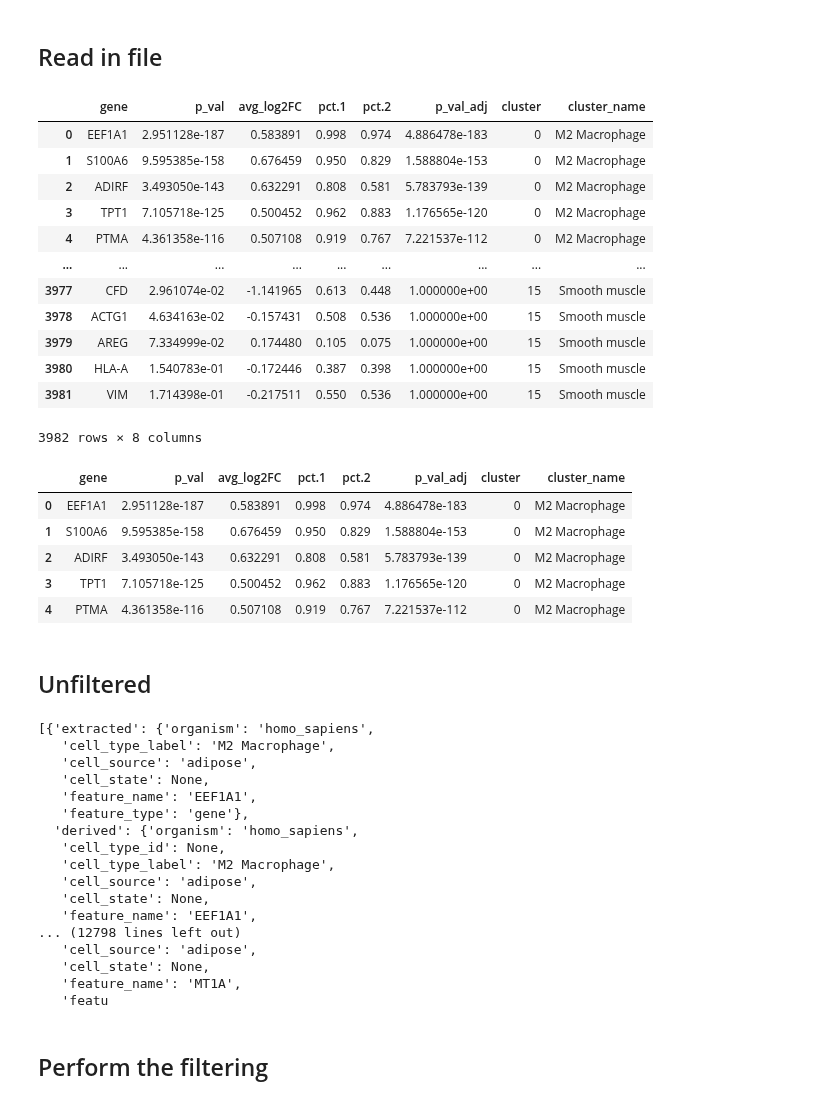
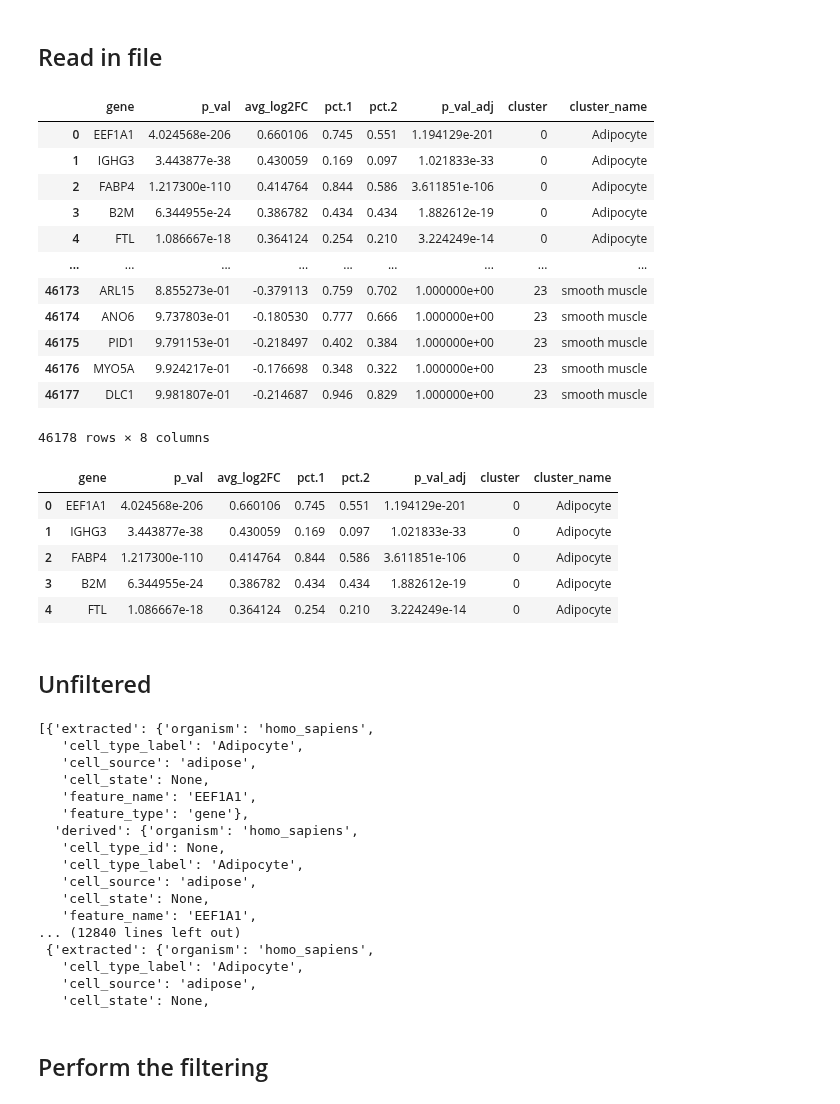
Before and after one commit to sbooeshaghi/llmarkers, a Jupyter notebook: data/adipose_Massier2023/evidence_deg/markers.ipynb, the cells around one changed output. Saved outputs shown, nothing was run; the diff lists cells and outputs as text; code cells hidden in the pictures.

Commit message:
added all individual deg files from adipose Massier, created individual ctmaps per file and populated ids

```diff
--- a/data/adipose_Massier2023/evidence_deg/markers.ipynb
+++ b/data/adipose_Massier2023/evidence_deg/markers.ipynb
@@ -19,36 +19,36 @@ table_name = "paper_degs.xlsx" # local name
 # %% [markdown]
 ## Read in file
 # %%
-excel = pd.read_excel(table_name, skiprows = 0, sheet_name=["14_Jaitin et al."])
+excel = pd.read_excel(table_name, skiprows = 0, sheet_name=["17_Angueira et al."])
 
 df = pd.concat(excel.values())
-ctmap = pd.read_csv("ctmap_massier_1.txt", sep="\t", header=None, names=["ctnum", "ctname"], index_col=0)
+ctmap = pd.read_csv("ctmap/ctmap_angueira.txt", sep="\t", header=None, names=["ctnum", "ctname"], index_col=0)
 df["cluster_name"] = df["cluster"].map(ctmap["ctname"])
 
 df
 # %% [output]
 |  | gene | p_val | avg_log2FC | pct.1 | pct.2 | p_val_adj | cluster | cluster_name |
-| 0 | EEF1A1 | 2.951128e-187 | 0.583891 | 0.998 | 0.974 | 4.886478e-183 | 0 | M2 Macrophage |
-| 1 | S100A6 | 9.595385e-158 | 0.676459 | 0.950 | 0.829 | 1.588804e-153 | 0 | M2 Macrophage |
-| 2 | ADIRF | 3.493050e-143 | 0.632291 | 0.808 | 0.581 | 5.783793e-139 | 0 | M2 Macrophage |
-| 3 | TPT1 | 7.105718e-125 | 0.500452 | 0.962 | 0.883 | 1.176565e-120 | 0 | M2 Macrophage |
-| 4 | PTMA | 4.361358e-116 | 0.507108 | 0.919 | 0.767 | 7.221537e-112 | 0 | M2 Macrophage |
+| 0 | EEF1A1 | 4.024568e-206 | 0.660106 | 0.745 | 0.551 | 1.194129e-201 | 0 | Adipocyte |
+| 1 | IGHG3 | 3.443877e-38 | 0.430059 | 0.169 | 0.097 | 1.021833e-33 | 0 | Adipocyte |
+| 2 | FABP4 | 1.217300e-110 | 0.414764 | 0.844 | 0.586 | 3.611851e-106 | 0 | Adipocyte |
+| 3 | B2M | 6.344955e-24 | 0.386782 | 0.434 | 0.434 | 1.882612e-19 | 0 | Adipocyte |
+| 4 | FTL | 1.086667e-18 | 0.364124 | 0.254 | 0.210 | 3.224249e-14 | 0 | Adipocyte |
 | ... | ... | ... | ... | ... | ... | ... | ... | ... |
-| 3977 | CFD | 2.961074e-02 | -1.141965 | 0.613 | 0.448 | 1.000000e+00 | 15 | Smooth muscle |
-| 3978 | ACTG1 | 4.634163e-02 | -0.157431 | 0.508 | 0.536 | 1.000000e+00 | 15 | Smooth muscle |
-| 3979 | AREG | 7.334999e-02 | 0.174480 | 0.105 | 0.075 | 1.000000e+00 | 15 | Smooth muscle |
-| 3980 | HLA-A | 1.540783e-01 | -0.172446 | 0.387 | 0.398 | 1.000000e+00 | 15 | Smooth muscle |
-| 3981 | VIM | 1.714398e-01 | -0.217511 | 0.550 | 0.536 | 1.000000e+00 | 15 | Smooth muscle |
+| 46173 | ARL15 | 8.855273e-01 | -0.379113 | 0.759 | 0.702 | 1.000000e+00 | 23 | smooth muscle |
+| 46174 | ANO6 | 9.737803e-01 | -0.180530 | 0.777 | 0.666 | 1.000000e+00 | 23 | smooth muscle |
+| 46175 | PID1 | 9.791153e-01 | -0.218497 | 0.402 | 0.384 | 1.000000e+00 | 23 | smooth muscle |
+| 46176 | MYO5A | 9.924217e-01 | -0.176698 | 0.348 | 0.322 | 1.000000e+00 | 23 | smooth muscle |
+| 46177 | DLC1 | 9.981807e-01 | -0.214687 | 0.946 | 0.829 | 1.000000e+00 | 23 | smooth muscle |
-3982 rows × 8 columns
+46178 rows × 8 columns
 # %%
 df.head()
 # %% [output]
 |  | gene | p_val | avg_log2FC | pct.1 | pct.2 | p_val_adj | cluster | cluster_name |
-| 0 | EEF1A1 | 2.951128e-187 | 0.583891 | 0.998 | 0.974 | 4.886478e-183 | 0 | M2 Macrophage |
-| 1 | S100A6 | 9.595385e-158 | 0.676459 | 0.950 | 0.829 | 1.588804e-153 | 0 | M2 Macrophage |
-| 2 | ADIRF | 3.493050e-143 | 0.632291 | 0.808 | 0.581 | 5.783793e-139 | 0 | M2 Macrophage |
-| 3 | TPT1 | 7.105718e-125 | 0.500452 | 0.962 | 0.883 | 1.176565e-120 | 0 | M2 Macrophage |
-| 4 | PTMA | 4.361358e-116 | 0.507108 | 0.919 | 0.767 | 7.221537e-112 | 0 | M2 Macrophage |
+| 0 | EEF1A1 | 4.024568e-206 | 0.660106 | 0.745 | 0.551 | 1.194129e-201 | 0 | Adipocyte |
+| 1 | IGHG3 | 3.443877e-38 | 0.430059 | 0.169 | 0.097 | 1.021833e-33 | 0 | Adipocyte |
+| 2 | FABP4 | 1.217300e-110 | 0.414764 | 0.844 | 0.586 | 3.611851e-106 | 0 | Adipocyte |
+| 3 | B2M | 6.344955e-24 | 0.386782 | 0.434 | 0.434 | 1.882612e-19 | 0 | Adipocyte |
+| 4 | FTL | 1.086667e-18 | 0.364124 | 0.254 | 0.210 | 3.224249e-14 | 0 | Adipocyte |
 # %% [markdown]
 ## Unfiltered
 # %%
@@ -70,20 +70,20 @@ for _, row in unfiltered_df.iterrows():
 result
 # %% [output]
 [{'extracted': {'organism': 'homo_sapiens',
-   'cell_type_label': 'M2 Macrophage',
+   'cell_type_label': 'Adipocyte',
    'cell_source': 'adipose',
    'cell_state': None,
    'feature_name': 'EEF1A1',
    'feature_type': 'gene'},
   'derived': {'organism': 'homo_sapiens',
    'cell_type_id': None,
-   'cell_type_label': 'M2 Macrophage',
+   'cell_type_label': 'Adipocyte',
    'cell_source': 'adipose',
    'cell_state': None,
    'feature_name': 'EEF1A1',
-... (12798 lines left out)
+... (12840 lines left out)
+ {'extracted': {'organism': 'homo_sapiens',
+   'cell_type_label': 'Adipocyte',
    'cell_source': 'adipose',
    'cell_state': None,
-   'feature_name': 'MT1A',
-   'featu
 # %%
```
Also changed, not shown: parts of 10 cells of this notebook, 42 other files.
